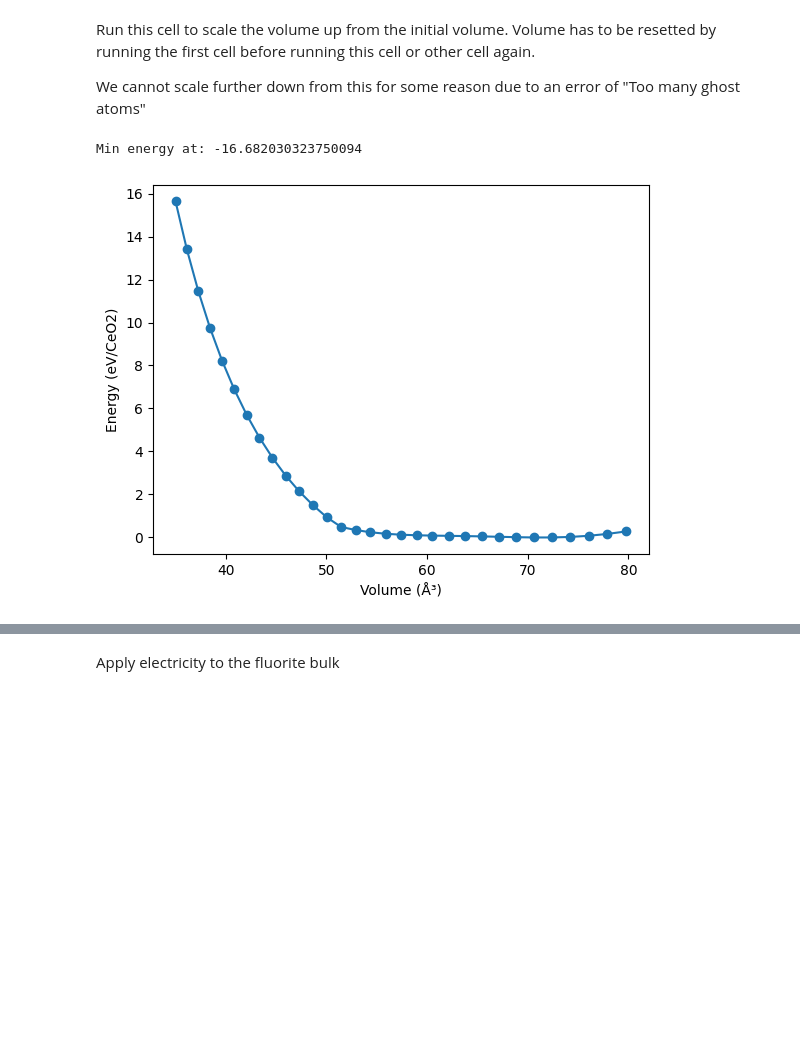
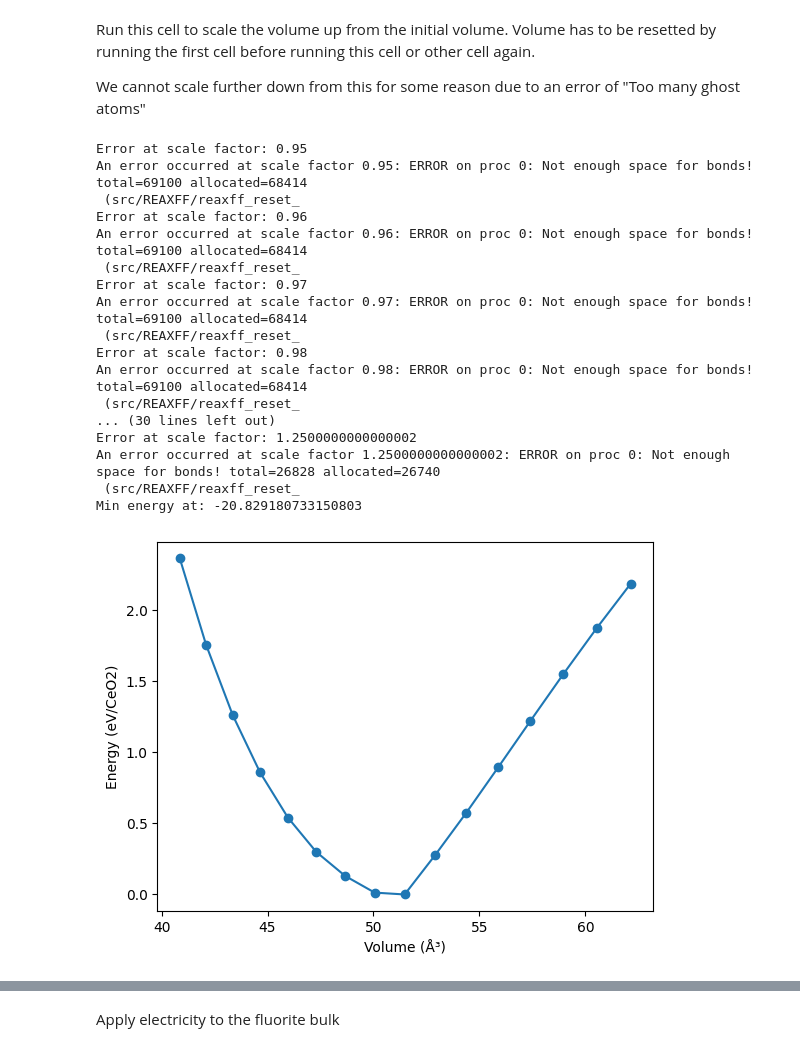
Before and after one commit to warisa-r/ReaxCeriaEfield, a Jupyter notebook: bulk_property.ipynb, the cells around one changed output, grey strips where cells are left out. Drawn from its saved outputs; the diff is of its cells as text; code cells hidden in the pictures; blank space fills up the shorter version.

Commit message:
change a line. Andres, how do u know this?

```diff
--- a/bulk_property.ipynb
+++ b/bulk_property.ipynb
@@ -3,13 +3,3 @@ from lammps import lammps
 import numpy as np
 lmp = lammps()
 #lmp.file("reax_ff_sim/ceo2_reaxff/ceo2_reaxff_bulk.lmp") # Fluorite CeO2 from https://next-gen.materialsproject.org/materials/mp-20194?chemsys=Ce-O
-# %%
-conv = 0.0433641 # eV to kcal/mol
-nCeO2 = 4
-
-# Initialize the volume
-volume = lmp.get_thermo("vol")
-volume_per_CeO2 = volume / nCeO2
-
-E_CeO2 = lmp.get_thermo("pe")* conv / nCeO2
-print("Energy per CeO2: ", E_CeO2)
@@ -119,10 +107,10 @@ for scale_factor in np.arange(start_scale, end_scale, step):
         filename = f"C:/Users/user/Documents/School/FFparamOpt/reax_ff_sim/ceo2_reaxff/geometry_file/fluorite_scaled/ceO2_fluorite_{scale_factor:.3f}.lmp"
         scale_lammps_data(input_file, scale_factor, output_file_dir, output_file_template)
         lmp.command(f"read_data {filename}")
-        lmp.command("pair_style reaxff reax_ff_sim/ceo2_reaxff/lmp_control")  # Enable charge equilibration (QEq)
+        lmp.command("pair_style reaxff NULL checkqeq yes")  # Enable charge equilibration (QEq)
         lmp.command("pair_coeff * * C:/Users/user/Documents/School/FFparamOpt/reax_ff_sim/ffield.reax O Ce")
         lmp.command("neighbor 2 bin")
-        lmp.command("neigh_modify every 10 delay 0 check no")
+        lmp.command("neigh_modify every 10 delay 0 check yes")
 
         # Run Minimization
         lmp.command("fix 1 all nve")
@@ -154,32 +142,48 @@ for scale_factor in np.arange(start_scale, end_scale, step):
         print("Error at scale factor:", scale_factor)
         print(f"An error occurred at scale factor {scale_factor}: {e}")
         continue
 
 # Convert the lists to numpy arrays
 volumes = np.array(volumes)
 energies = np.array(energies)
 a0_values = np.array(a0_values)
 c0_values = np.array(c0_values)
 
 # Shift the energy scale so that the minimum energy is at 0 eV/CeO2
 print("Min energy at:", energies.min())
 energies -= energies.min()
 
 # Plot the energy-volume relationship
 import matplotlib.pyplot as plt
 plt.plot(volumes, energies, 'o-')
 plt.xlabel('Volume (Å³)')
 plt.ylabel('Energy (eV/CeO2)')
 plt.show()
 
 # Plot the a0 and c0 values
 plt.figure()
 plt.plot(volumes, a0_values, 'o-', label='a0')
 plt.plot(volumes, c0_values, 'o-', label='c0')
 plt.xlabel('Volume (Å³)')
 plt.ylabel('Dimension (Å)')
 plt.legend()
 plt.show()
 # %% [output]
-Min energy at: -16.682030323750094
+Error at scale factor: 0.95
+An error occurred at scale factor 0.95: ERROR on proc 0: Not enough space for bonds! total=69100 allocated=68414
+ (src/REAXFF/reaxff_reset_
+Error at scale factor: 0.96
+An error occurred at scale factor 0.96: ERROR on proc 0: Not enough space for bonds! total=69100 allocated=68414
+ (src/REAXFF/reaxff_reset_
+Error at scale factor: 0.97
+An error occurred at scale factor 0.97: ERROR on proc 0: Not enough space for bonds! total=69100 allocated=68414
+ (src/REAXFF/reaxff_reset_
+Error at scale factor: 0.98
+An error occurred at scale factor 0.98: ERROR on proc 0: Not enough space for bonds! total=69100 allocated=68414
+ (src/REAXFF/reaxff_reset_
+... (30 lines left out)
+Error at scale factor: 1.2500000000000002
+An error occurred at scale factor 1.2500000000000002: ERROR on proc 0: Not enough space for bonds! total=26828 allocated=26740
+ (src/REAXFF/reaxff_reset_
+Min energy at: -20.829180733150803
-[figure, old version]
+[figure, new version]
```
Also changed, not shown: parts of 2 cells of this notebook, 2 other files.
